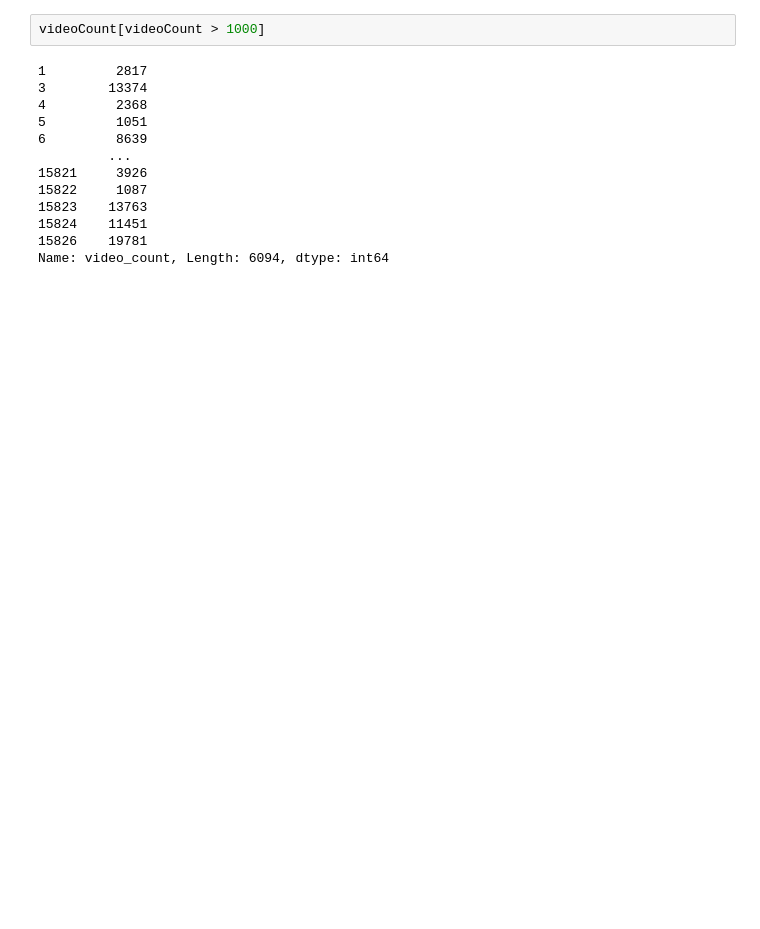
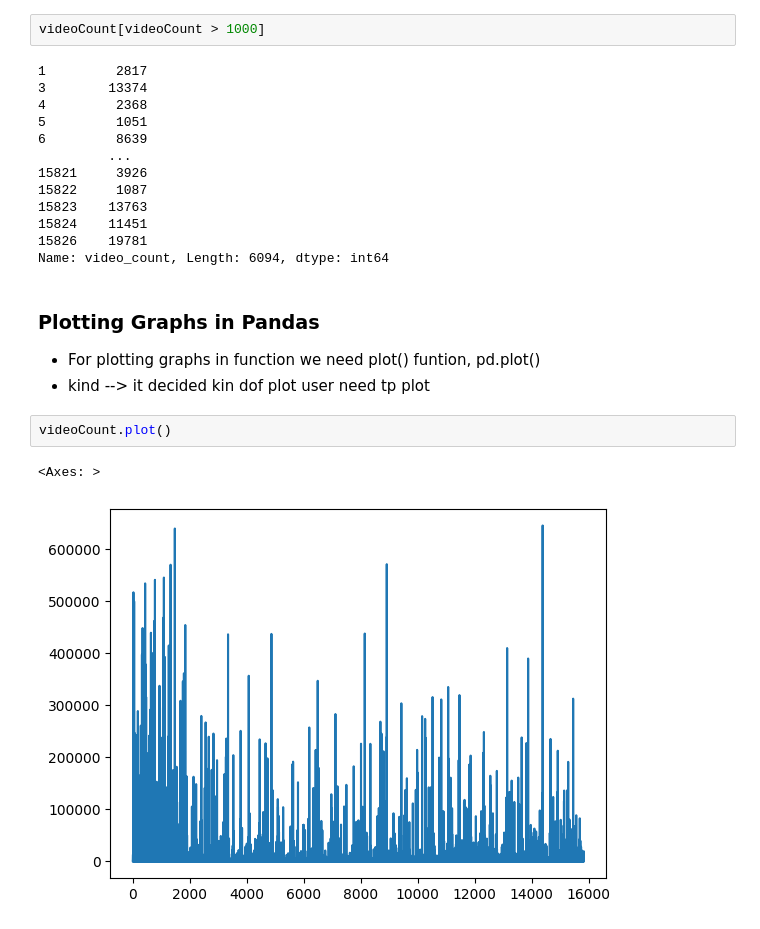
Before and after one commit to sarkar-ai-26/GenAi, a Jupyter notebook: GenAI_Learning/MachineLearning/PreRequisite/Pandas/PandasLearning_Series.ipynb, the cells around one changed output. Saved outputs shown, nothing was run; the diff lists cells and outputs as text; blank space fills up the shorter version.

Commit message:
Pandas Learning for genAI

```diff
--- a/GenAI_Learning/MachineLearning/PreRequisite/Pandas/PandasLearning_Series.ipynb
+++ b/GenAI_Learning/MachineLearning/PreRequisite/Pandas/PandasLearning_Series.ipynb
@@ -554,4 +585,12 @@ videoCount[videoCount > 1000]
 15826    19781
 Name: video_count, Length: 6094, dtype: int64
 # %% [markdown]
-####
+### Plotting Graphs in Pandas
+
+- For plotting graphs in function we need plot() funtion,  pd.plot()
+- kind --> it decided kin dof plot user need tp plot
+# %%
+videoCount.plot()
+# %% [output]
+<Axes: >
+[figure, added]
```
Also changed, not shown: parts of 7 cells of this notebook.
